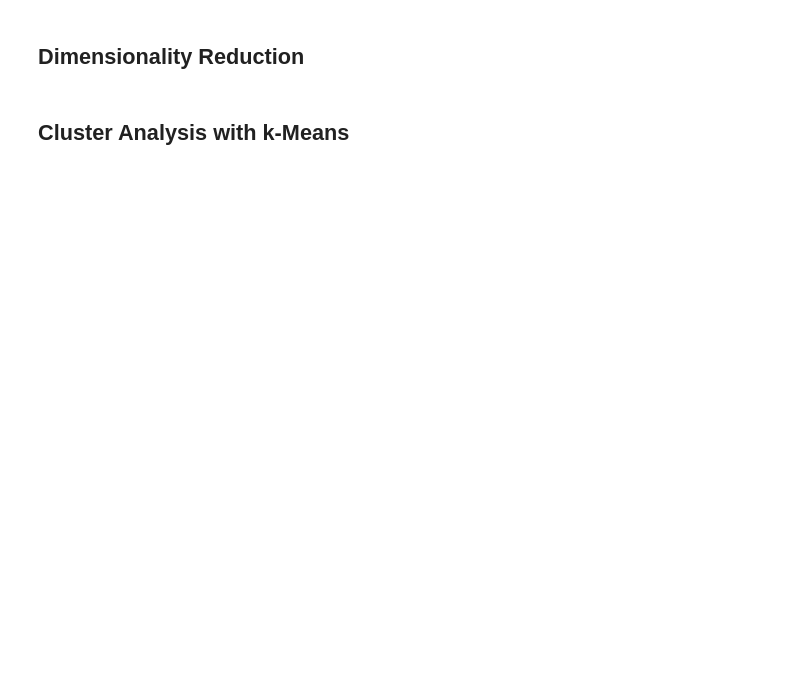
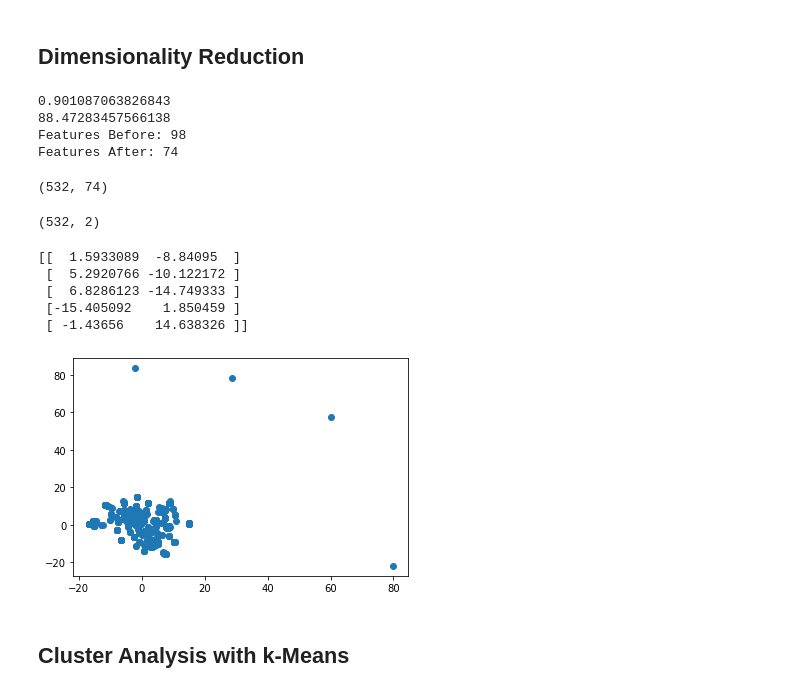
Before and after one commit to Jagjeet/unsupervised-machine-learning, a Jupyter notebook: CrytocurrencyClusters.ipynb, the cells around one changed output. Drawn from its saved outputs; the diff is of its cells as text; code cells hidden in the pictures; blank space fills up the shorter version.

```diff
--- a/CrytocurrencyClusters.ipynb
+++ b/CrytocurrencyClusters.ipynb
@@ -63,7 +69,7 @@ traded_df
 # %%
 #Filter for cryptocurrencies that have been mined. That is, the total coins
 #mined should be greater than zero.
-traded_df = traded_df[traded_df['TotalCoinsMined'] > 0]
+traded_df = traded_df.loc[traded_df['TotalCoinsMined'] > 0]
 traded_df.reset_index(drop=True, inplace=True)
 traded_df
 # %% [output]
@@ -147,6 +153,7 @@ traded_numerical_df
 #Standardize your dataset so that columns that contain larger values do
 #not unduly influence the outcome.
 scaler = StandardScaler().fit(traded_numerical_df)
-traded_scaled_df = scaler.transform(traded_numerical_df)
-traded_scaled_df
+traded_scaled = scaler.transform(traded_numerical_df)
+# traded_scaled
+print(traded_scaled[0:5])
 # %% [output]
@@ -169,4 +184,24 @@ array([[-0.11710817, -0.1528703 , -0.0433963 , ..., -0.0433963 ,
 # Creating dummy variables above dramatically increased the number of
 # features in your dataset. Perform dimensionality reduction with PCA.
 # Rather than specify the number of principal components when you instantiate
-# the PCA model, it is possible to state the desired **explained variance**. For example, say that a dataset has 100 features. Using `PCA(n_components=0.99)` creates a model that will preserve approximately 99% of the explained variance, whether that means reducing the dataset to 80 principal components or 3. For this project, preserve 90% of the explained variance in dimensionality reduction. How did the number of the features change?
+# the PCA model, it is possible to state the desired **explained variance**.
+#For example, say that a dataset has 100 features. Using `PCA(n_components=0.99)`
+#creates a model that will preserve approximately 99% of the explained variance,
+#whether that means reducing the dataset to 80 principal components or 3. For
+#this project, preserve 90% of the explained variance in dimensionality reduction.
+#How did the number of the features change?
+
+# Initialize PCA model
+pca = PCA(n_components=0.90)
+
+traded_pca = pca.fit_transform(traded_scaled)
+print(sum(pca.explained_variance_ratio_))
+print(sum(pca.explained_variance_))
+# traded_pca
+print(f"Features Before: {len(traded_scaled[0])}")
+print(f"Features After: {len(traded_pca[0])}")
+# %% [output]
+0.901087063826843
+88.47283457566138
+Features Before: 98
+Features After: 74
@@ -178,3 +208,39 @@ array([[-0.11710817, -0.1528703 , -0.0433963 , ..., -0.0433963 ,
+# %%
+traded_pca.shape
+# %% [output]
+(532, 74)
+# %%
+#Next, further reduce the dataset dimensions with t-SNE and visually inspect
+#the results. In order to accomplish this task, run t-SNE on the principal
+#components: the output of the PCA transformation. Then create a scatter
+#plot of the t-SNE output. Observe whether there are distinct clusters or not.
+
+tsne = TSNE(perplexity=50)
+tsne_features = tsne.fit_transform(traded_pca)
+tsne_features.shape
+# %% [output]
+(532, 2)
+# %%
+print(tsne_features[0:5])
+# %% [output]
+[[  1.5933089  -8.84095  ]
+ [  5.2920766 -10.122172 ]
+ [  6.8286123 -14.749333 ]
+ [-15.405092    1.850459 ]
+ [ -1.43656    14.638326 ]]
+# %%
+# Prepare to plot the dataset
+# The first column of transformed features
+X = tsne_features[:,0]
+
+# The second column of transformed features
+y = tsne_features[:,1]
+
+# Visualize the clusters
+plt.scatter(X, y)
+plt.show()
+# %% [output]
+[figure, added]
 # %% [markdown]
 ## Cluster Analysis with k-Means
 # %%
```
Also changed, not shown: parts of 9 cells of this notebook.
